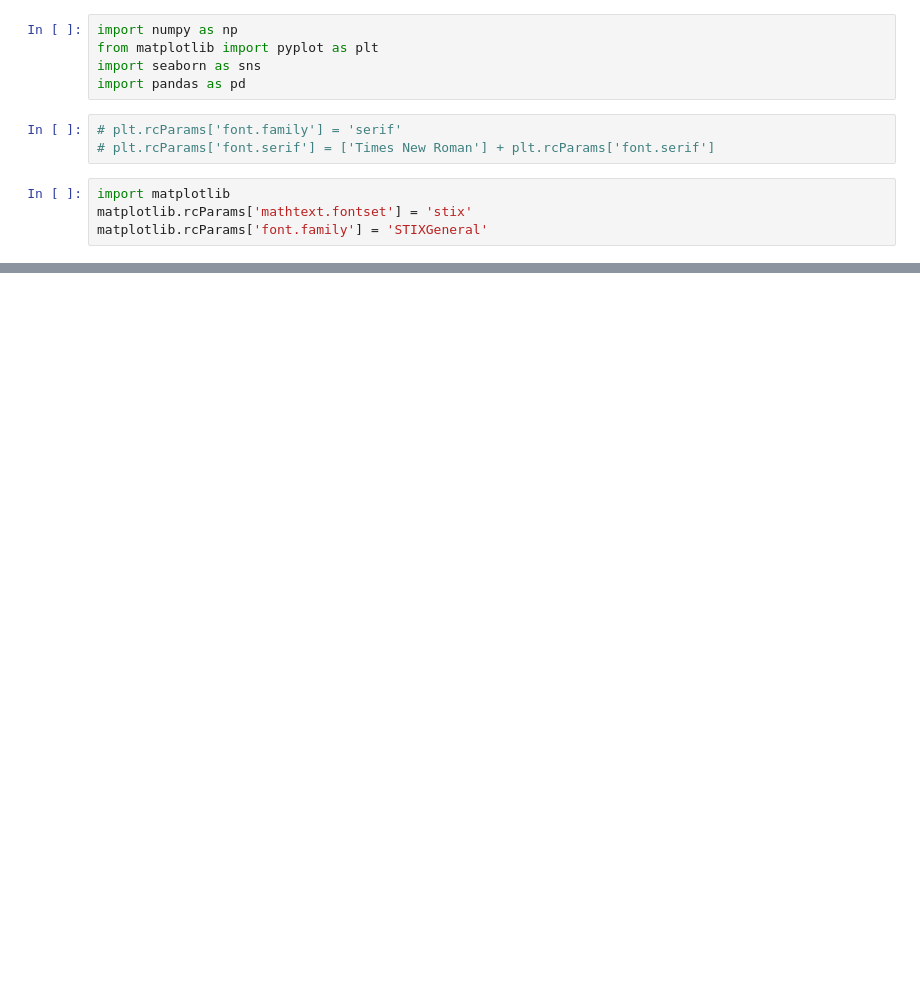
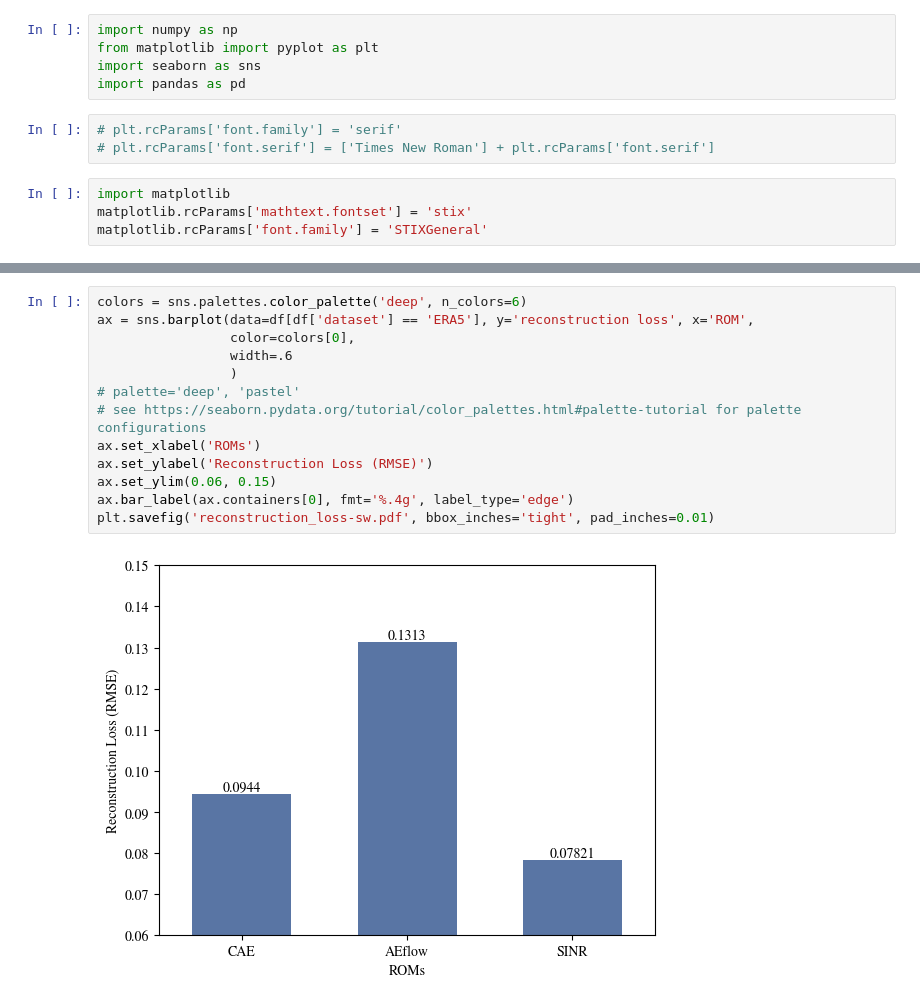
Before and after one commit to zylipku/LAINR, a Jupyter notebook: src/plot/reconstruction_loss.ipynb, the cells around one changed output, grey strips where cells are left out. Saved outputs shown, nothing was run; the diff lists cells and outputs as text; blank space fills up the shorter version.

```diff
--- a/src/plot/reconstruction_loss.ipynb
+++ b/src/plot/reconstruction_loss.ipynb
@@ -78,0 +75,15 @@ ax.bar_label(ax.containers[0], fmt='%.4g', label_type='edge')
+# %%
+colors = sns.palettes.color_palette('deep', n_colors=6)
+ax = sns.barplot(data=df[df['dataset'] == 'ERA5'], y='reconstruction loss', x='ROM',
+                 color=colors[0],
+                 width=.6
+                 )
+# palette='deep', 'pastel'
+# see https://seaborn.pydata.org/tutorial/color_palettes.html#palette-tutorial for palette configurations
+ax.set_xlabel('ROMs')
+ax.set_ylabel('Reconstruction Loss (RMSE)')
+ax.set_ylim(0.06, 0.15)
+ax.bar_label(ax.containers[0], fmt='%.4g', label_type='edge')
+plt.savefig('reconstruction_loss-sw.pdf', bbox_inches='tight', pad_inches=0.01)
+# %% [output]
+[figure, added]
```
Also changed, not shown: parts of 4 cells of this notebook, 30 other files.
